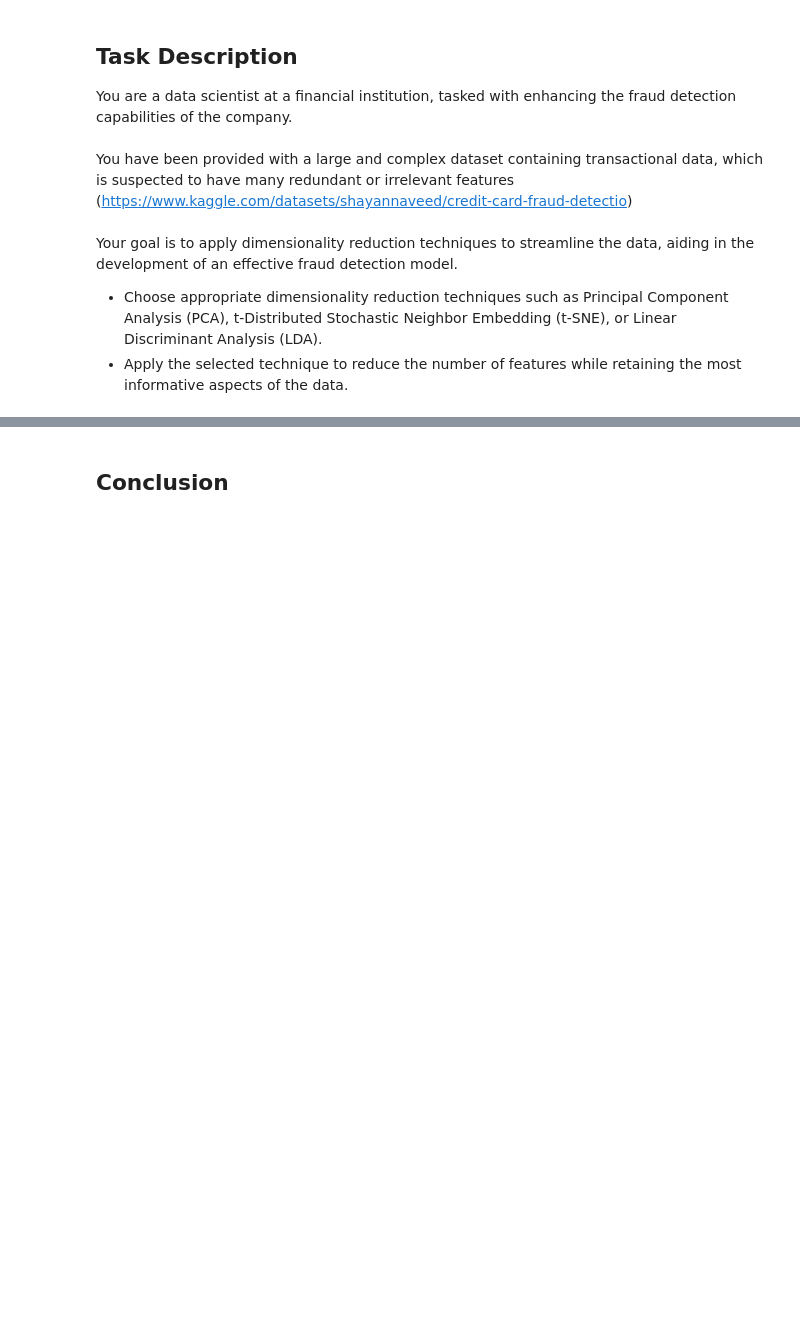
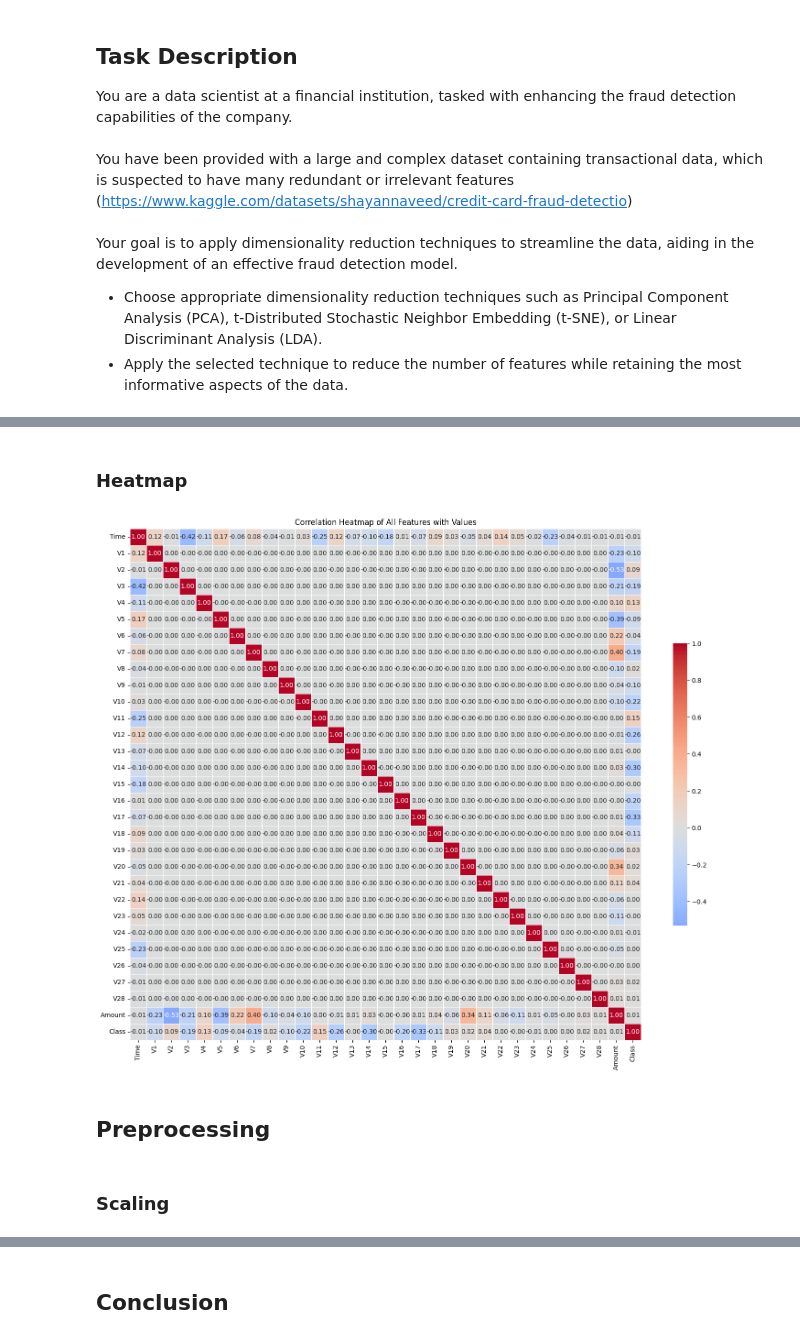
Before and after one commit to StyNW7/Machine_Learning, a Jupyter notebook: 10. Session 21-22/dimensional-reduction.ipynb, the cells around one changed output, grey strips where cells are left out. Cells and saved outputs as stored; diff of their text form; code cells hidden in the pictures; blank space fills up the shorter version.

```diff
--- a/10. Session 21-22/dimensional-reduction.ipynb
+++ b/10. Session 21-22/dimensional-reduction.ipynb
@@ -21,0 +151,25 @@ Apply the selected technique to reduce the number of features while retaining th
+# %% [markdown]
+### Heatmap
+# %%
+plt.figure(figsize=(18, 16))
+corr = df.corr()
+
+sns.heatmap(
+    corr,
+    cmap="coolwarm",
+    center=0,
+    square=True,
+    linewidths=0.5,
+    annot=True,
+    fmt=".2f",
+    cbar_kws={"shrink": .5}
+)
+
+plt.title("Correlation Heatmap of All Features with Values")
+plt.show()
+# %% [output]
+[figure, added]
+# %% [markdown]
+## Preprocessing
+# %% [markdown]
+### Scaling
```
Also changed, not shown: parts of 33 cells of this notebook.
